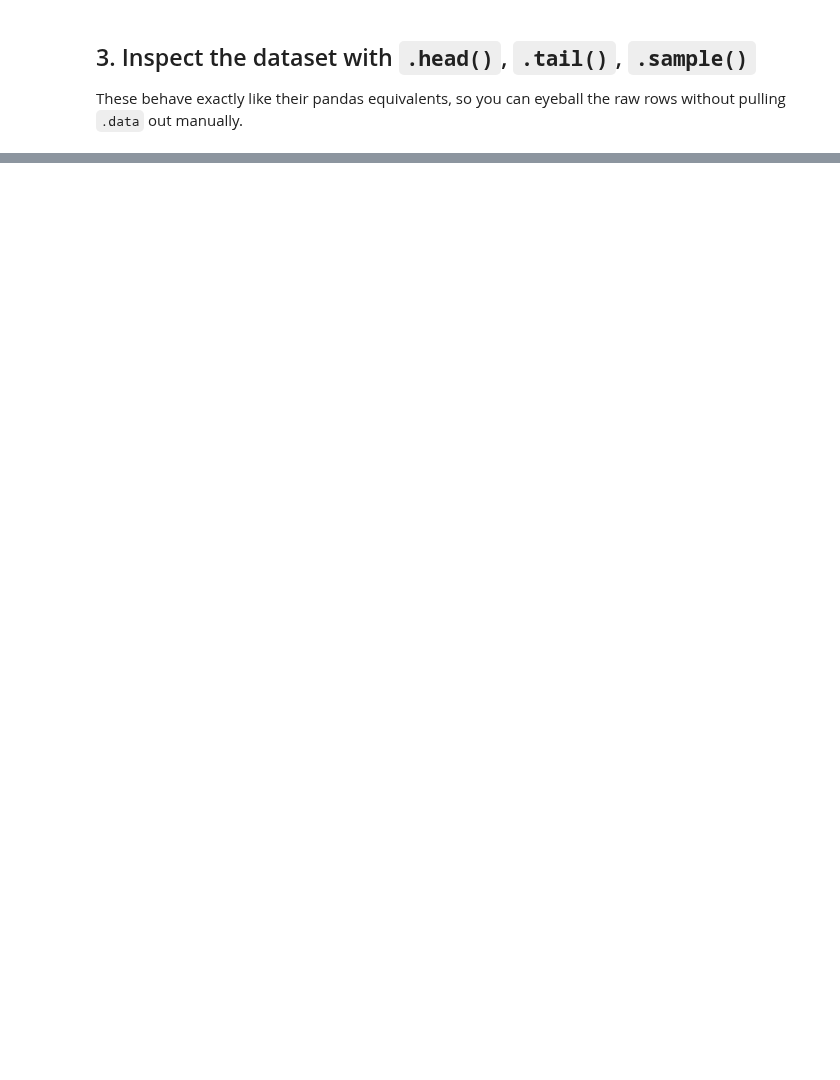
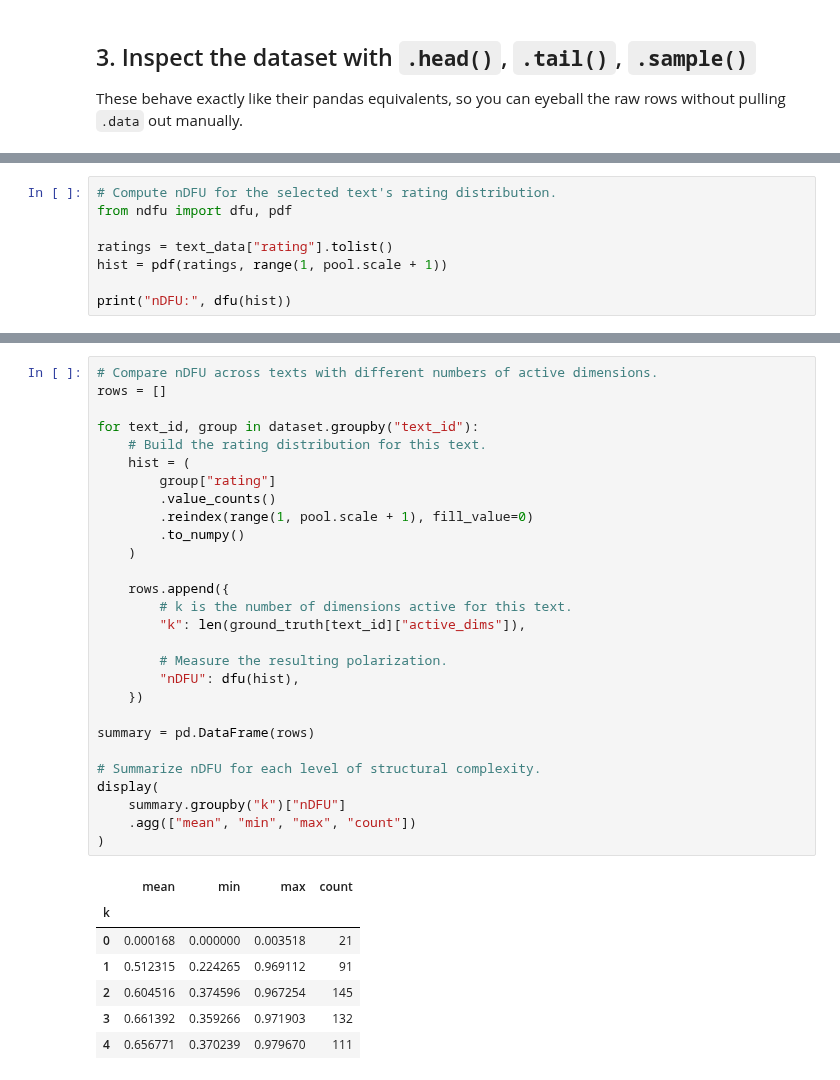
Before and after one commit to Swkratis210204/polartox, a Jupyter notebook: data_gen/datagen_demo.ipynb, the cells around one changed output, grey strips where cells are left out. Saved outputs shown, nothing was run; the diff lists cells and outputs as text; blank space fills up the shorter version.

```diff
--- a/data_gen/datagen_demo.ipynb
+++ b/data_gen/datagen_demo.ipynb
@@ -156,0 +322,8 @@ plt.show()
+# %%
+# Compute nDFU for the selected text's rating distribution.
+from ndfu import dfu, pdf
+
+ratings = text_data["rating"].tolist()
+hist = pdf(ratings, range(1, pool.scale + 1))
+
+print("nDFU:", dfu(hist))
@@ -156,0 +347,36 @@ plt.show()
+# %%
+# Compare nDFU across texts with different numbers of active dimensions.
+rows = []
+
+for text_id, group in dataset.groupby("text_id"):
+    # Build the rating distribution for this text.
+    hist = (
+        group["rating"]
+        .value_counts()
+        .reindex(range(1, pool.scale + 1), fill_value=0)
+        .to_numpy()
+    )
+
+    rows.append({
+        # k is the number of dimensions active for this text.
+        "k": len(ground_truth[text_id]["active_dims"]),
+
+        # Measure the resulting polarization.
+        "nDFU": dfu(hist),
+    })
+
+summary = pd.DataFrame(rows)
+
+# Summarize nDFU for each level of structural complexity.
+display(
+    summary.groupby("k")["nDFU"]
+    .agg(["mean", "min", "max", "count"])
+)
+# %% [output]
+|  | mean | min | max | count |
+| k |  |  |  |  |
+| 0 | 0.000168 | 0.000000 | 0.003518 | 21 |
+| 1 | 0.512315 | 0.224265 | 0.969112 | 91 |
+| 2 | 0.604516 | 0.374596 | 0.967254 | 145 |
+| 3 | 0.661392 | 0.359266 | 0.971903 | 132 |
+| 4 | 0.656771 | 0.370239 | 0.979670 | 111 |
```
Also changed, not shown: parts of 34 cells of this notebook, 32 other files.
